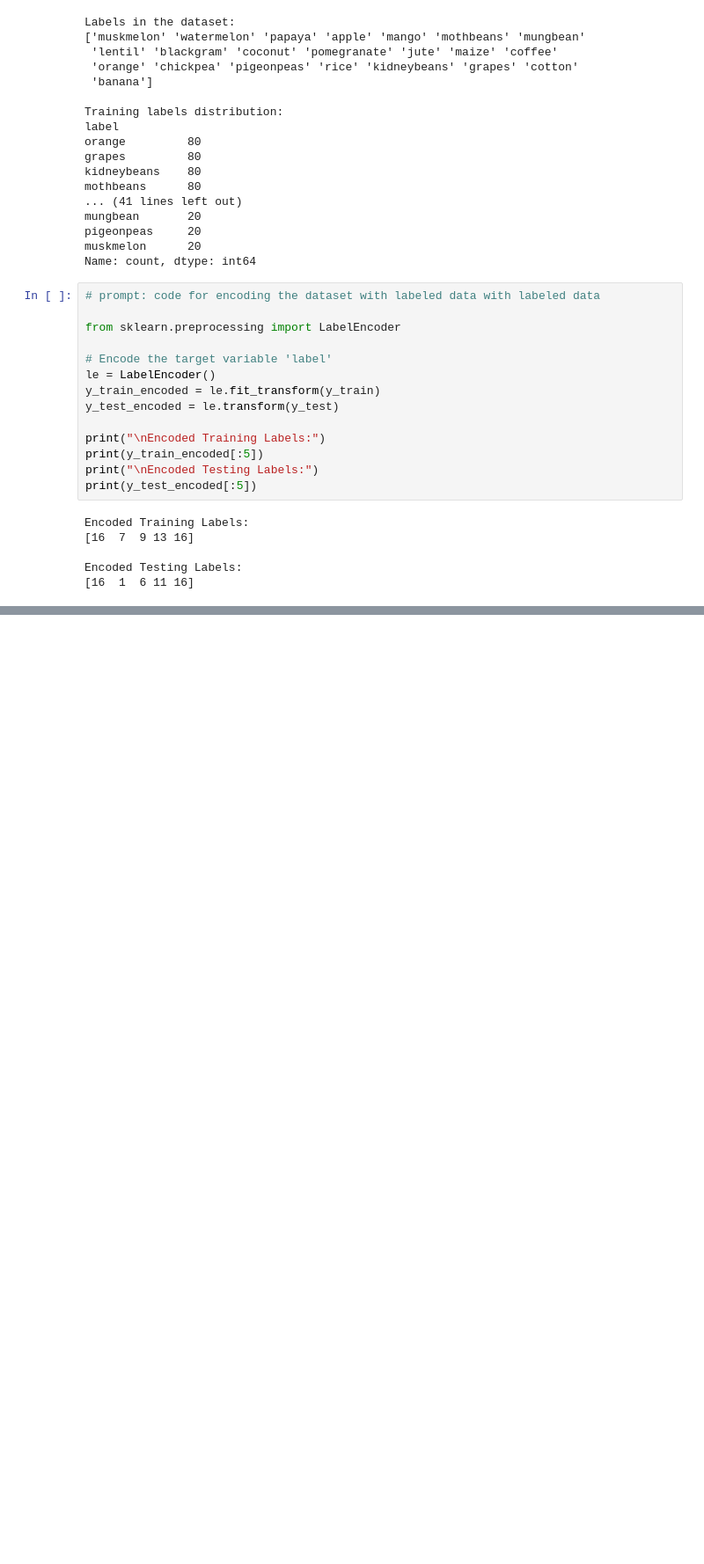
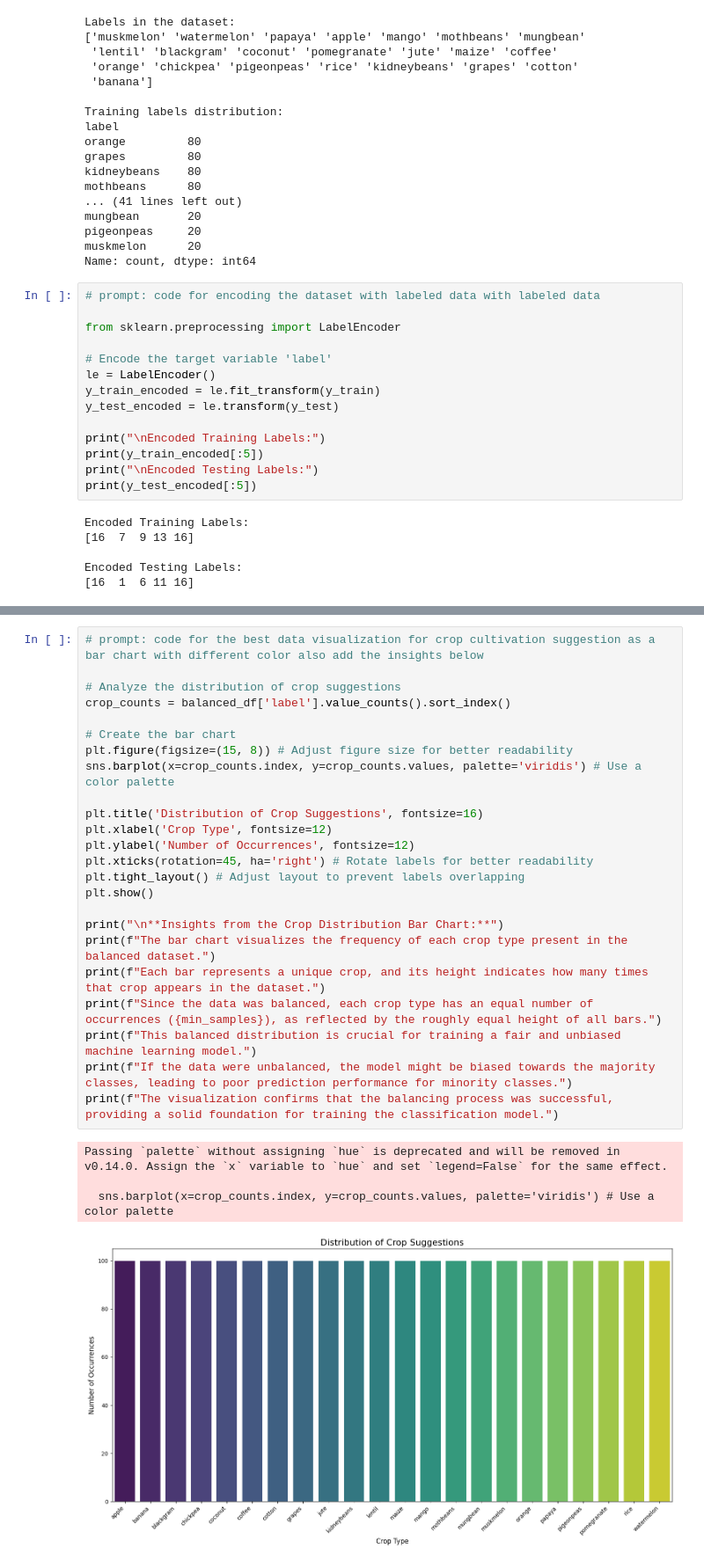
Before and after one commit to 23AD083/MLOPS_INTERNSHIP, a Jupyter notebook: CROP_PREDICTION.ipynb, the cells around one changed output, grey strips where cells are left out. Shown at 88% size. Cells and saved outputs as stored; diff of their text form; blank space fills up the shorter version.

```diff
--- a/CROP_PREDICTION.ipynb
+++ b/CROP_PREDICTION.ipynb
@@ -195,0 +399,29 @@ Encoded Testing Labels:
+# %%
+# prompt: code for the best data visualization for crop cultivation suggestion as a bar chart with different color also add the insights below
+
+# Analyze the distribution of crop suggestions
+crop_counts = balanced_df['label'].value_counts().sort_index()
+
+# Create the bar chart
+plt.figure(figsize=(15, 8)) # Adjust figure size for better readability
+sns.barplot(x=crop_counts.index, y=crop_counts.values, palette='viridis') # Use a color palette
+
+plt.title('Distribution of Crop Suggestions', fontsize=16)
+plt.xlabel('Crop Type', fontsize=12)
+plt.ylabel('Number of Occurrences', fontsize=12)
+plt.xticks(rotation=45, ha='right') # Rotate labels for better readability
+plt.tight_layout() # Adjust layout to prevent labels overlapping
+plt.show()
+
+print("\n**Insights from the Crop Distribution Bar Chart:**")
+print(f"The bar chart visualizes the frequency of each crop type present in the balanced dataset.")
+print(f"Each bar represents a unique crop, and its height indicates how many times that crop appears in the dataset.")
+print(f"Since the data was balanced, each crop type has an equal number of occurrences ({min_samples}), as reflected by the roughly equal height of all bars.")
+print(f"This balanced distribution is crucial for training a fair and unbiased machine learning model.")
+print(f"If the data were unbalanced, the model might be biased towards the majority classes, leading to poor prediction performance for minority classes.")
+print(f"The visualization confirms that the balancing process was successful, providing a solid foundation for training the classification model.")
+# %% [output]
+Passing `palette` without assigning `hue` is deprecated and will be removed in v0.14.0. Assign the `x` variable to `hue` and set `legend=False` for the same effect.
+
+  sns.barplot(x=crop_counts.index, y=crop_counts.values, palette='viridis') # Use a color palette
+[figure, added]
```
Also changed, not shown: parts of 20 cells of this notebook.
